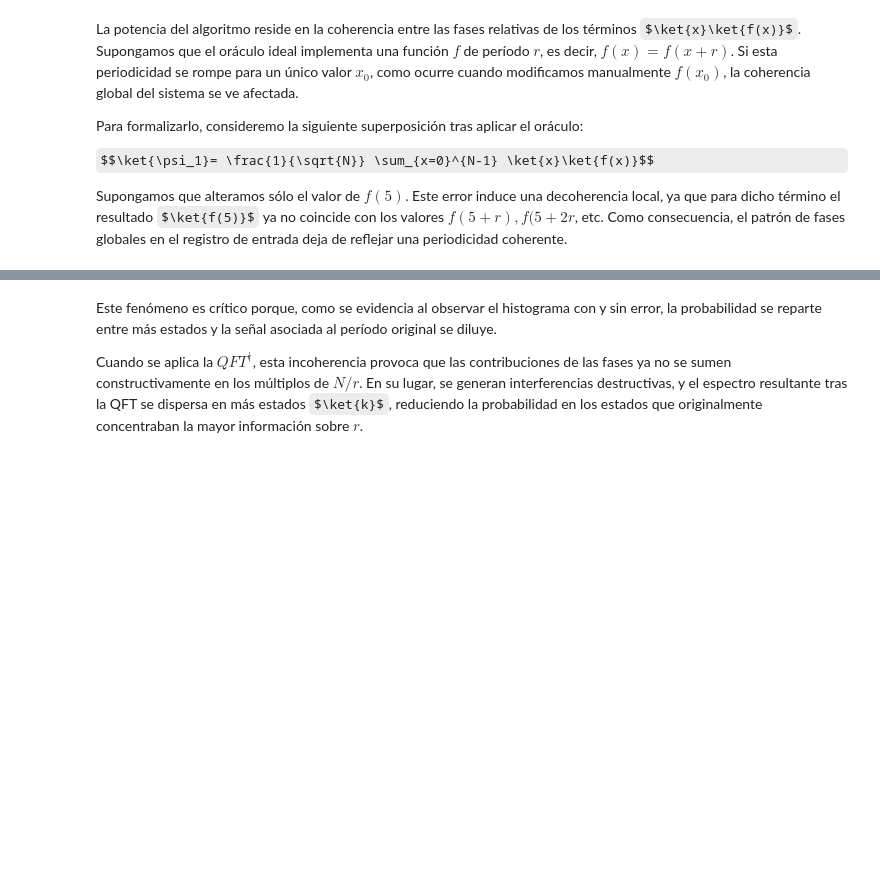
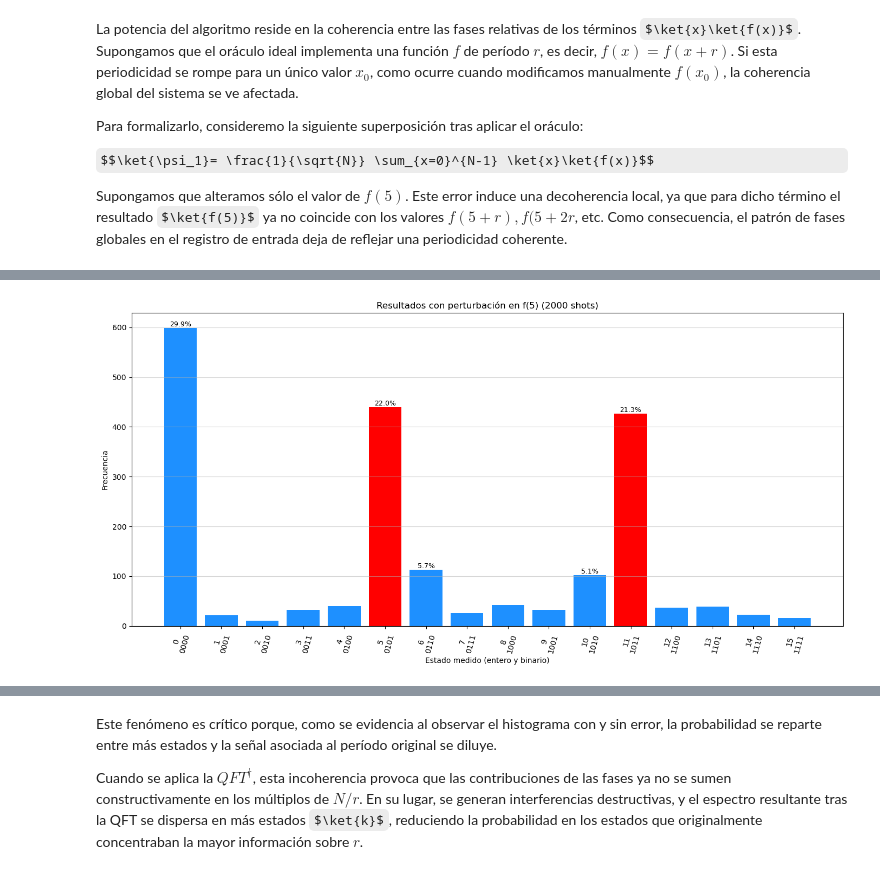
Before and after one commit to Mauro1642/InformacionCuantica, a Jupyter notebook: QuantumPeriodFinding.ipynb, the cells around one changed output, grey strips where cells are left out. Cells and saved outputs as stored; diff of their text form; code cells hidden in the pictures; some formulas as TeX source; blank space fills up the shorter version.

Commit message:
funcion para perturbar oraculo

```diff
--- a/QuantumPeriodFinding.ipynb
+++ b/QuantumPeriodFinding.ipynb
@@ -898,0 +775,20 @@ Estado | Conteo | Probabilidad | Fracción continua
+# %%
+def perturbar_f_en(qc, x_binario, control, target, bit_salida=1):
+    # Aplicar X para convertir x_binario en todo 1s
+    for i, bit in enumerate(reversed(x_binario)):  # reversed porque qiskit usa lsb
+        if bit == '0':
+            qc.x(control[i])
+
+    qc.mcx(control, target[bit_salida])  # flip de bit de salida
+
+    # Deshacer X
+    for i, bit in enumerate(reversed(x_binario)):
+        if bit == '0':
+            qc.x(control[i])
+
+def oraculo_con_perturbaciones(qc, control, aux, target, x_perturbados):
+    mod3_oracle(qc, control, aux, target)
+
+    for x in x_perturbados:
+        bin_x = format(x, f'0{len(control)}b')
+        perturbar_f_en(qc, bin_x, control, target)
@@ -898,0 +797,78 @@ Estado | Conteo | Probabilidad | Fracción continua
+# %%
+# Parámetros del circuito
+n = 4  # Qubits de entrada
+N = 2**n
+m = 2 # Qubits de salida
+qr_x = QuantumRegister(n, 'x')
+qr_y = QuantumRegister(m, 'y')
+qr_a = QuantumRegister(m, 'aux')
+cr = ClassicalRegister(n, 'c')
+qc = QuantumCircuit(qr_x, qr_y, qr_a, cr)
+
+# Superposición inicial
+qc.h(qr_x)
+qc.barrier()
+
+# Aplicar oráculo perturbado en x=5
+oraculo_con_perturbaciones(qc, qr_x, qr_a, qr_y, [5])
+qc.barrier()
+
+# QFT inversa
+qc.append(QFT(n, inverse=True, name=r'QFT\dagger'), qr_x)
+qc.barrier()
+
+# Medición
+qc.measure(qr_x, cr)
+
+# Simulación
+simulator = AerSimulator()
+shots = 2000
+compiled_circuit = transpile(qc, simulator)
+result = simulator.run(compiled_circuit, shots=shots).result()
+counts = result.get_counts()
+
+# Análisis de resultados
+print("\nResultados de la simulación:")
+max_state = max(counts, key=counts.get)
+print(f"Estado más frecuente: {max_state} ({int(max_state, 2)})")
+
+# Histograma
+plt.figure(figsize=(14, 7))
+sorted_keys = sorted(counts.keys(), key=lambda x: int(x, 2))
+sorted_counts = [counts[k] for k in sorted_keys]
+labels = [f"{int(s,2)}\n{s}" for s in sorted_keys]
+
+total_shots = sum(counts.values())
+probs = [c/total_shots*100 for c in sorted_counts]
+
+# Resaltar estados esperados (5 y 11)
+colors = ['red' if int(s,2) in [5, 11] else 'dodgerblue' for s in sorted_keys]
+bars = plt.bar(labels, sorted_counts, color=colors)
+
+# Añadir porcentajes
+for bar, prob in zip(bars, probs):
+    if prob > 5:  # Mostrar más valores
+        height = bar.get_height()
+        plt.text(bar.get_x() + bar.get_width()/2., height,
+                f'{prob:.1f}%', ha='center', va='bottom', fontsize=9)
+
+plt.xticks(rotation=75, fontsize=10)
+plt.xlabel('Estado medido (entero y binario)')
+plt.ylabel('Frecuencia')
+plt.title(f'Resultados con perturbación en f(5) ({shots} shots)')
+plt.grid(axis='y', alpha=0.5)
+plt.tight_layout()
+plt.show()
+
+# Análisis detallado
+print("\nEstados significativos:")
+print("Estado | Conteo | Probabilidad | Fracción continua")
+print("-----------------------------------------------")
+for state in sorted_keys:
+    count = counts[state]
+    prob = count / shots
+    if prob > 0.05:  # > 5%
+        s_val = int(state, 2)
+        frac = Fraction(s_val, N).limit_denominator(5)
+        print(f"{state} | {count} | {prob:.2%} | {frac}")
+# %% [output]
@@ -898,0 +877 @@ Estado | Conteo | Probabilidad | Fracción continua
+[figure, added]
```
Also changed, not shown: parts of 8 cells of this notebook.
